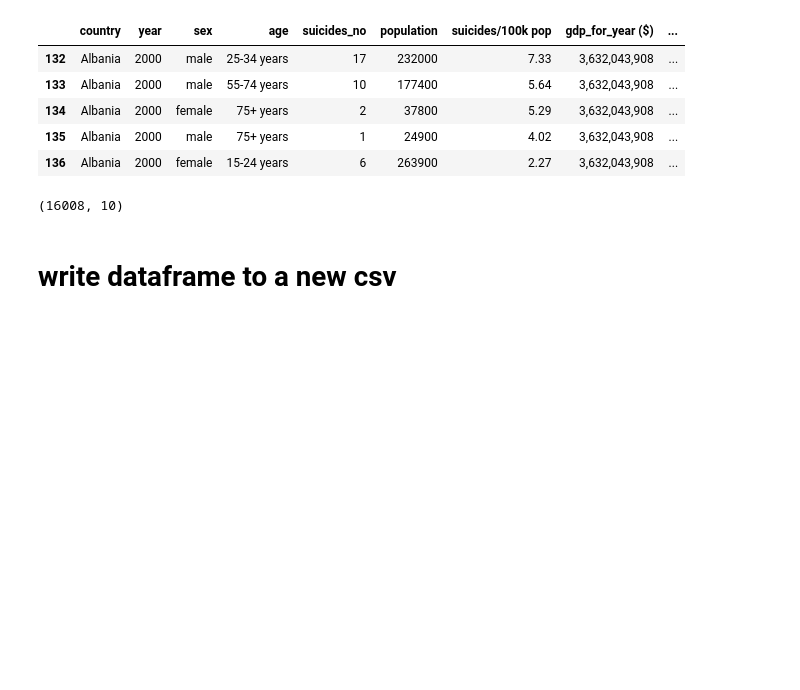
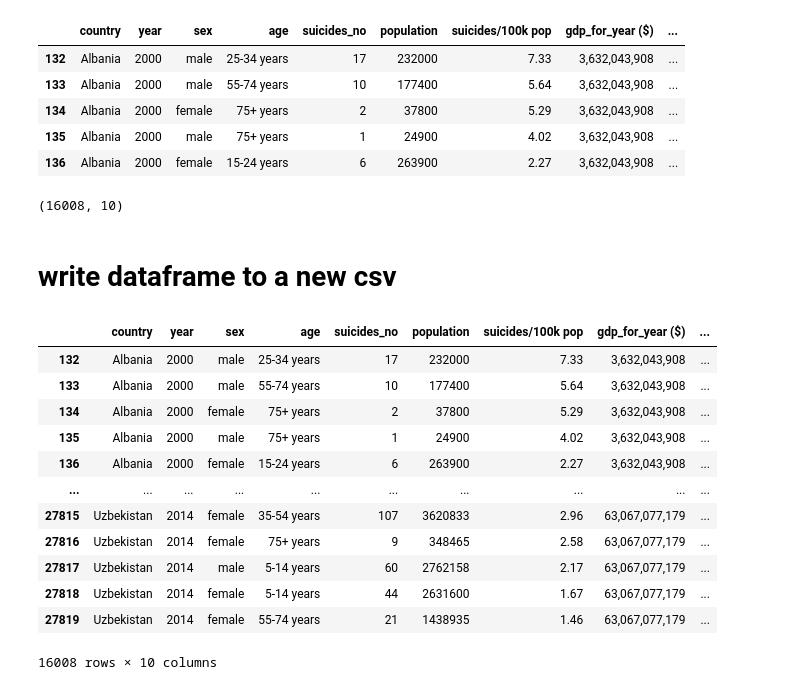
Before and after one commit to JohnaleJ/Extract_Transform_Load, a Jupyter notebook: suicide.ipynb, the cells around one changed output. Drawn from its saved outputs; the diff is of its cells as text; code cells hidden in the pictures; blank space fills up the shorter version.

Commit message:
Adding and updating files via upload
Added country_table file, updated the jupyter notebook, and updated other files.

```diff
--- a/suicide.ipynb
+++ b/suicide.ipynb
@@ -43,3 +43,21 @@ df.shape
 # write dataframe to a new csv
 # %%
 df.to_csv('suicide_clean.csv', index=False)
+# %%
+# creating a new table by copying the original dataframe
+suicide_df=df.copy()
+suicide_df
+# %% [output]
+|  | country | year | sex | age | suicides_no | population | suicides/100k pop | gdp_for_year ($) | ... |
+| 132 | Albania | 2000 | male | 25-34 years | 17 | 232000 | 7.33 | 3,632,043,908 | ... |
+| 133 | Albania | 2000 | male | 55-74 years | 10 | 177400 | 5.64 | 3,632,043,908 | ... |
+| 134 | Albania | 2000 | female | 75+ years | 2 | 37800 | 5.29 | 3,632,043,908 | ... |
+| 135 | Albania | 2000 | male | 75+ years | 1 | 24900 | 4.02 | 3,632,043,908 | ... |
+| 136 | Albania | 2000 | female | 15-24 years | 6 | 263900 | 2.27 | 3,632,043,908 | ... |
+| ... | ... | ... | ... | ... | ... | ... | ... | ... | ... |
+| 27815 | Uzbekistan | 2014 | female | 35-54 years | 107 | 3620833 | 2.96 | 63,067,077,179 | ... |
+| 27816 | Uzbekistan | 2014 | female | 75+ years | 9 | 348465 | 2.58 | 63,067,077,179 | ... |
+| 27817 | Uzbekistan | 2014 | male | 5-14 years | 60 | 2762158 | 2.17 | 63,067,077,179 | ... |
+| 27818 | Uzbekistan | 2014 | female | 5-14 years | 44 | 2631600 | 1.67 | 63,067,077,179 | ... |
+| 27819 | Uzbekistan | 2014 | female | 55-74 years | 21 | 1438935 | 1.46 | 63,067,077,179 | ... |
+16008 rows × 10 columns
```
Also changed, not shown: parts of 12 cells of this notebook, 2 other files.
